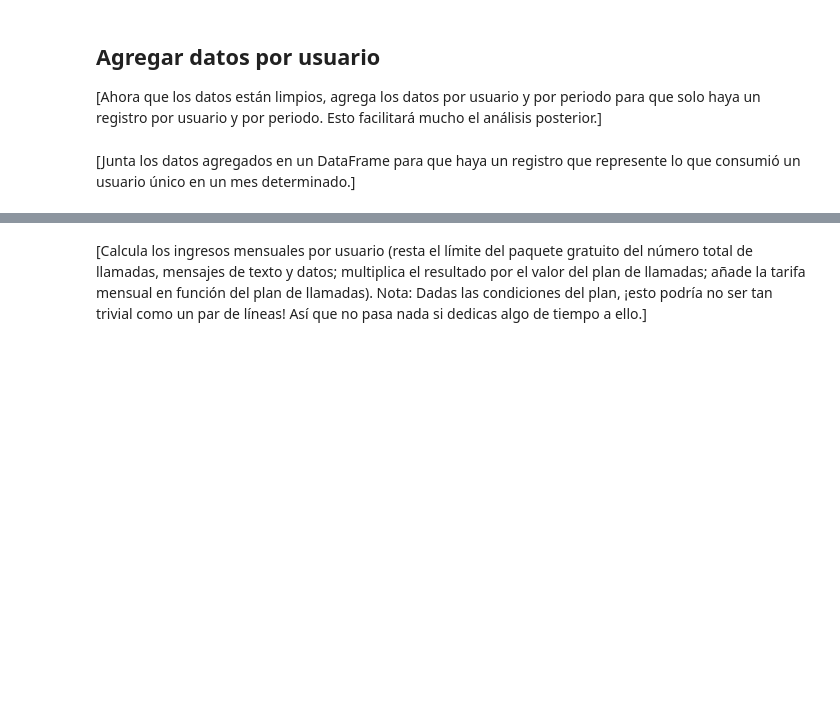
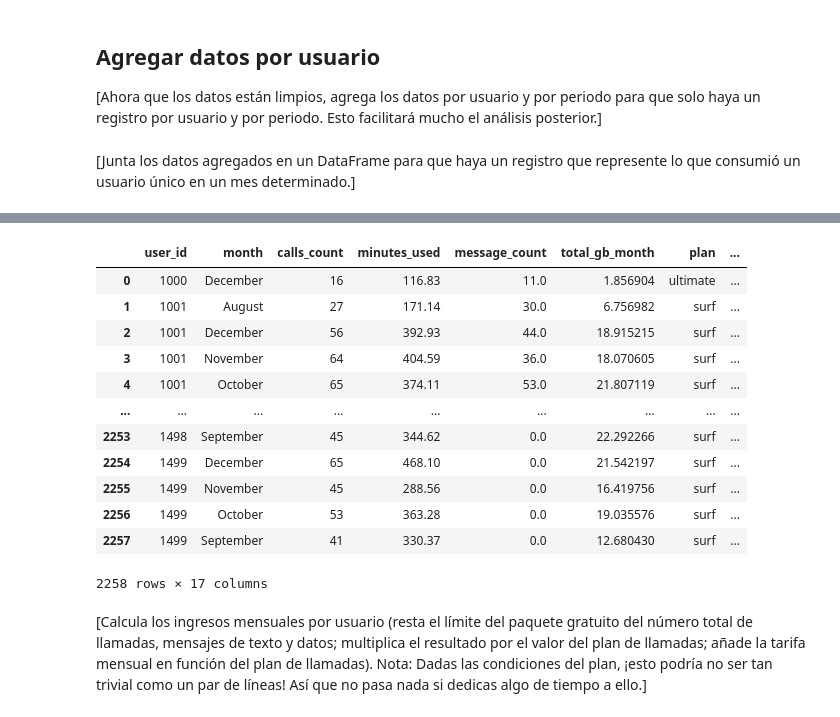
Before and after one commit to javierzmartin/Entorno_VS_JupyterLab, a Jupyter notebook: Tripleten_DS_bootcamp_Javier/Proyectos/Sprint5_Javier_Martinez_ESP.ipynb, the cells around one changed output, grey strips where cells are left out. Drawn from its saved outputs; the diff is of its cells as text; code cells hidden in the pictures; blank space fills up the shorter version.

```diff
--- a/Tripleten_DS_bootcamp_Javier/Proyectos/Sprint5_Javier_Martinez_ESP.ipynb
+++ b/Tripleten_DS_bootcamp_Javier/Proyectos/Sprint5_Javier_Martinez_ESP.ipynb
@@ -266,2 +483,3 @@ Añado una nueva columna `city_codes` que solo contenga los acrónimos de las ci
 # %%
-# Calcula el número de llamadas hechas por cada usuario al mes. Guarda el resultado.
+# Calcula la cantidad de minutos usados por cada usuario al mes. Guarda el resultado.
+minutes_per_user_month = calls.groupby(['user_id','month'])['duration'].sum().reset_index(name = 'minutes_used')
@@ -270,3 +486,6 @@ Añado una nueva columna `city_codes` que solo contenga los acrónimos de las ci
 # %%
+# Creo la columna month para messages
+messages['month'] = messages['message_date'].dt.strftime('%B')
 # Calcula el número de mensajes enviados por cada usuario al mes. Guarda el resultado.
+messages_per_user_month = messages.groupby(['user_id', 'month']).size().reset_index(name='message_count')
 # %%
@@ -277,0 +497,28 @@ Añado una nueva columna `city_codes` que solo contenga los acrónimos de las ci
+# %%
+# Fusiona los datos de llamadas, minutos, mensajes e Internet con base en user_id y month
+# Empezamos con llamadas
+monthly = calls_per_user_month.copy()
+
+# Añadimos minutos
+monthly = monthly.merge(minutes_per_user_month,
+                        on=['user_id', 'month'],
+                        how='left')
+
+# Añadimos SMS
+monthly = monthly.merge(messages_per_user_month,
+                        on=['user_id', 'month'],
+                        how='left')
+
+# Añadimos Internet
+monthly = monthly.merge(internet_per_user_month,
+                        on=['user_id', 'month'],
+                        how='left')
+
+monthly = monthly.fillna(0)
+
+# Unir con users
+monthly = monthly.merge(users[['user_id', 'plan']],
+                        on='user_id',
+                        how='left')
+
+print(monthly)
@@ -278,4 +543,24 @@ Añado una nueva columna `city_codes` que solo contenga los acrónimos de las ci
 # %%
 # Añade la información de la tarifa
+# Unir con plans
+monthly = monthly.merge(plans,
+                        left_on='plan',
+                        right_on='plan_name',
+                        how='left')
+monthly
+# %% [output]
+|  | user_id | month | calls_count | minutes_used | message_count | total_gb_month | plan | ... |
+| 0 | 1000 | December | 16 | 116.83 | 11.0 | 1.856904 | ultimate | ... |
+| 1 | 1001 | August | 27 | 171.14 | 30.0 | 6.756982 | surf | ... |
+| 2 | 1001 | December | 56 | 392.93 | 44.0 | 18.915215 | surf | ... |
+| 3 | 1001 | November | 64 | 404.59 | 36.0 | 18.070605 | surf | ... |
+| 4 | 1001 | October | 65 | 374.11 | 53.0 | 21.807119 | surf | ... |
+| ... | ... | ... | ... | ... | ... | ... | ... | ... |
+| 2253 | 1498 | September | 45 | 344.62 | 0.0 | 22.292266 | surf | ... |
+| 2254 | 1499 | December | 65 | 468.10 | 0.0 | 21.542197 | surf | ... |
+| 2255 | 1499 | November | 45 | 288.56 | 0.0 | 16.419756 | surf | ... |
+| 2256 | 1499 | October | 53 | 363.28 | 0.0 | 19.035576 | surf | ... |
+| 2257 | 1499 | September | 41 | 330.37 | 0.0 | 12.680430 | surf | ... |
+2258 rows × 17 columns
 # %% [markdown]
 [Calcula los ingresos mensuales por usuario (resta el límite del paquete gratuito del número total de llamadas, mensajes de texto y datos; multiplica el resultado por el valor del plan de llamadas; añade la tarifa mensual en función del plan de llamadas). Nota: Dadas las condiciones del plan, ¡esto podría no ser tan trivial como un par de líneas! Así que no pasa nada si dedicas algo de tiempo a ello.]
```
Also changed, not shown: parts of 97 cells of this notebook.
